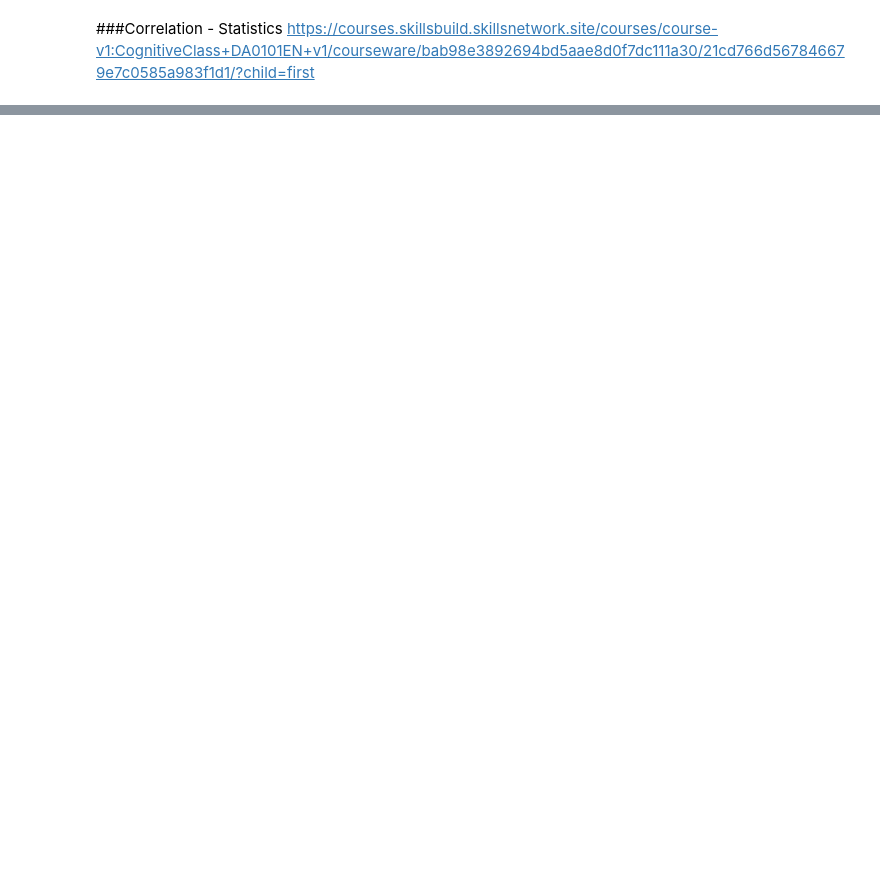
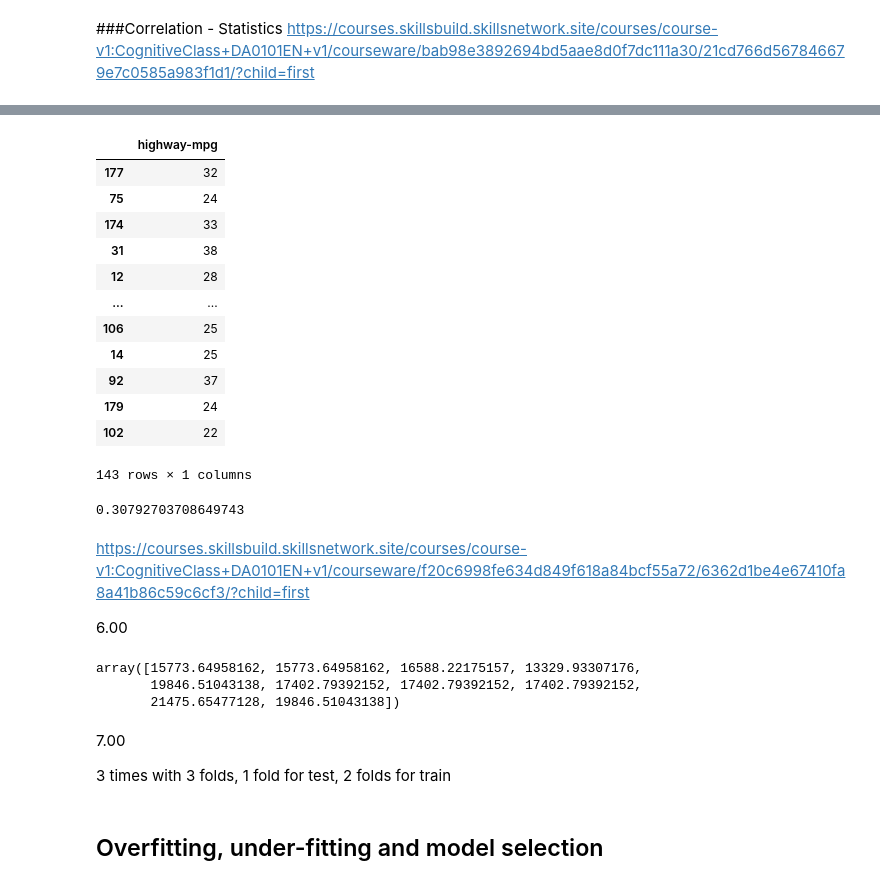
Before and after one commit to Notta2001/API-Python-Learn, a Jupyter notebook: Analysis.ipynb, the cells around one changed output, grey strips where cells are left out. Drawn from its saved outputs; the diff is of its cells as text; code cells hidden in the pictures; blank space fills up the shorter version.

```diff
--- a/Analysis.ipynb
+++ b/Analysis.ipynb
@@ -480,0 +637,52 @@ https://courses.skillsbuild.skillsnetwork.site/courses/course-v1:CognitiveClass+
+# %%
+# Split dataset
+from sklearn.model_selection import train_test_split
+
+x_train, x_test, y_train, y_test = train_test_split(df[['highway-mpg']], df['price'],
+                                                    test_size=0.3, random_state=42)
+
+x_train
+# %% [output]
+|  | highway-mpg |
+| 177 | 32 |
+| 75 | 24 |
+| 174 | 33 |
+| 31 | 38 |
+| 12 | 28 |
+| ... | ... |
+| 106 | 25 |
+| 14 | 25 |
+| 92 | 37 |
+| 179 | 24 |
+| 102 | 22 |
+143 rows × 1 columns
+# %%
+# Cross Validation
+
+from sklearn.model_selection import cross_val_score
+
+scores = cross_val_score(lm,df[['highway-mpg']], df['price'], cv=3 )
+
+np.mean(scores)
+# %% [output]
+0.30792703708649743
+# %% [markdown]
+https://courses.skillsbuild.skillsnetwork.site/courses/course-v1:CognitiveClass+DA0101EN+v1/courseware/f20c6998fe634d849f618a84bcf55a72/6362d1be4e67410fa8a41b86c59c6cf3/?child=first
+
+6.00
+# %%
+# Cross Validation Predict
+from sklearn.model_selection import cross_val_predict
+
+yhat = cross_val_predict(lm,df[['highway-mpg']], df['price'], cv=3 )
+yhat[:10]
+# %% [output]
+array([15773.64958162, 15773.64958162, 16588.22175157, 13329.93307176,
+       19846.51043138, 17402.79392152, 17402.79392152, 17402.79392152,
+       21475.65477128, 19846.51043138])
+# %% [markdown]
+7.00
+
+3 times with 3 folds, 1 fold for test, 2 folds for train
+# %% [markdown]
+## Overfitting, under-fitting  and model selection
```
Also changed, not shown: parts of 33 cells of this notebook.
